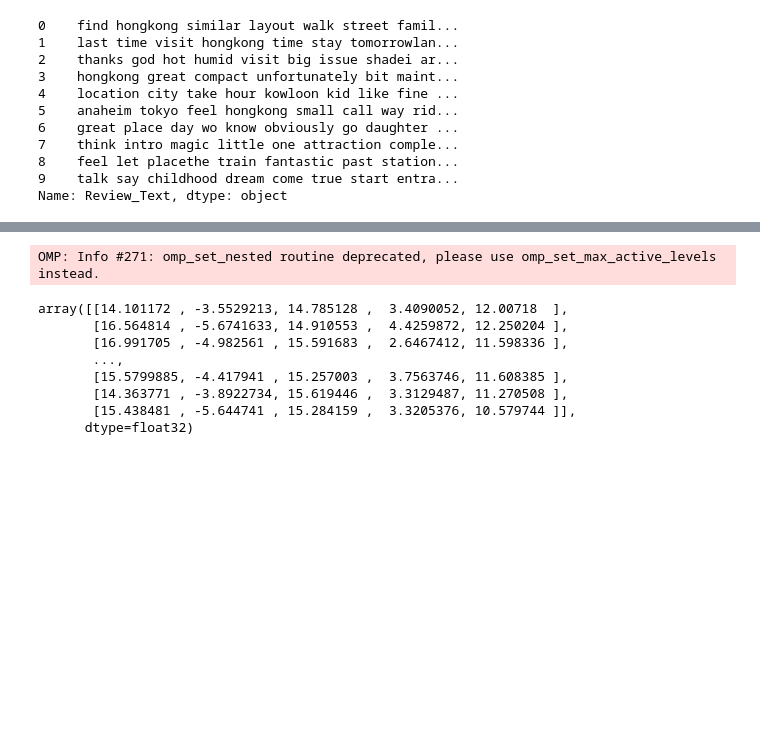
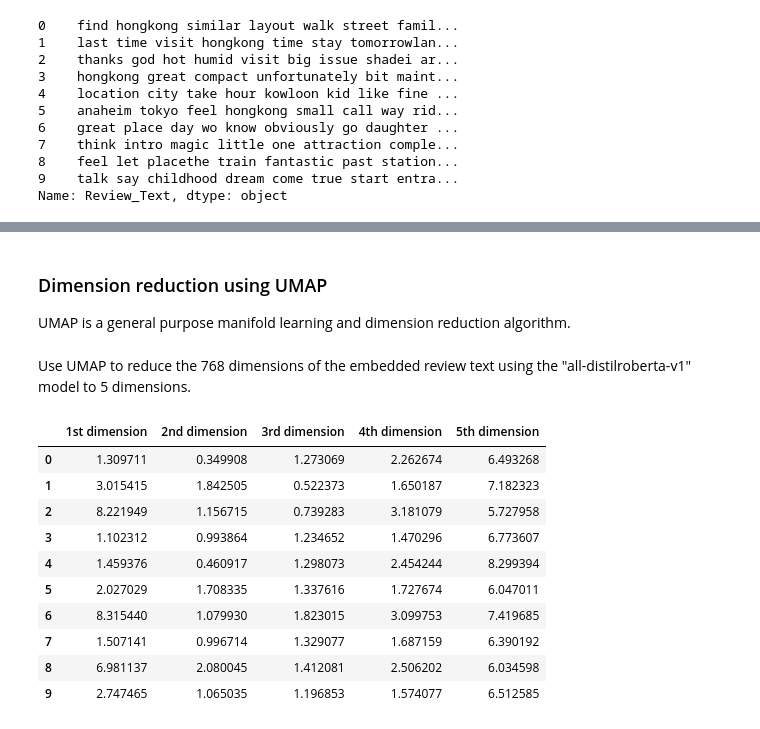
Before and after one commit to aimee0317/topic_modeling_Disney_reviews, a Jupyter notebook: src/NLP_Model.ipynb, the cells around one changed output, grey strips where cells are left out. Drawn from its saved outputs; the diff is of its cells as text; code cells hidden in the pictures; blank space fills up the shorter version.

```diff
--- a/src/NLP_Model.ipynb
+++ b/src/NLP_Model.ipynb
@@ -259,17 +308,24 @@ array([[-0.6975749 , -0.13643305,  0.9038483 , ...,  0.85246605,
+# %% [markdown]
+### Dimension reduction using UMAP
+UMAP is a general purpose manifold learning and dimension reduction algorithm.
 # %%
-umap_embeddings = umap.UMAP(n_neighbors=20,
+umap_embeddings = umap.UMAP(n_neighbors=5,
                             n_components=5,
-                            metric='cosine').fit_transform(embeddings)
+                            metric='euclidean').fit_transform(embeddings)
-# %% [output]
-OMP: Info #271: omp_set_nested routine deprecated, please use omp_set_max_active_levels instead.
-# %%
-umap_embeddings
-# %% [output]
-array([[14.101172 , -3.5529213, 14.785128 ,  3.4090052, 12.00718  ],
-       [16.564814 , -5.6741633, 14.910553 ,  4.4259872, 12.250204 ],
-       [16.991705 , -4.982561 , 15.591683 ,  2.6467412, 11.598336 ],
-       ...,
-       [15.5799885, -4.417941 , 15.257003 ,  3.7563746, 11.608385 ],
-       [14.363771 , -3.8922734, 15.619446 ,  3.3129487, 11.270508 ],
-       [15.438481 , -5.644741 , 15.284159 ,  3.3205376, 10.579744 ]],
-      dtype=float32)
+# %% [markdown]
+Use UMAP to reduce the 768 dimensions of the embedded review text using the "all-distilroberta-v1" model to 5 dimensions.
+# %%
+umap_embeddings_df = pd.DataFrame(umap_embeddings, columns=['1st dimension', '2nd dimension', '3rd dimension', '4th dimension', '5th dimension'])
+umap_embeddings_df.head(10)
+# %% [output]
+|  | 1st dimension | 2nd dimension | 3rd dimension | 4th dimension | 5th dimension |
+| 0 | 1.309711 | 0.349908 | 1.273069 | 2.262674 | 6.493268 |
+| 1 | 3.015415 | 1.842505 | 0.522373 | 1.650187 | 7.182323 |
+| 2 | 8.221949 | 1.156715 | 0.739283 | 3.181079 | 5.727958 |
+| 3 | 1.102312 | 0.993864 | 1.234652 | 1.470296 | 6.773607 |
+| 4 | 1.459376 | 0.460917 | 1.298073 | 2.454244 | 8.299394 |
+| 5 | 2.027029 | 1.708335 | 1.337616 | 1.727674 | 6.047011 |
+| 6 | 8.315440 | 1.079930 | 1.823015 | 3.099753 | 7.419685 |
+| 7 | 1.507141 | 0.996714 | 1.329077 | 1.687159 | 6.390192 |
+| 8 | 6.981137 | 2.080045 | 1.412081 | 2.506202 | 6.034598 |
+| 9 | 2.747465 | 1.065035 | 1.196853 | 1.574077 | 6.512585 |
```
Also changed, not shown: parts of 44 cells of this notebook, 1 other file.
